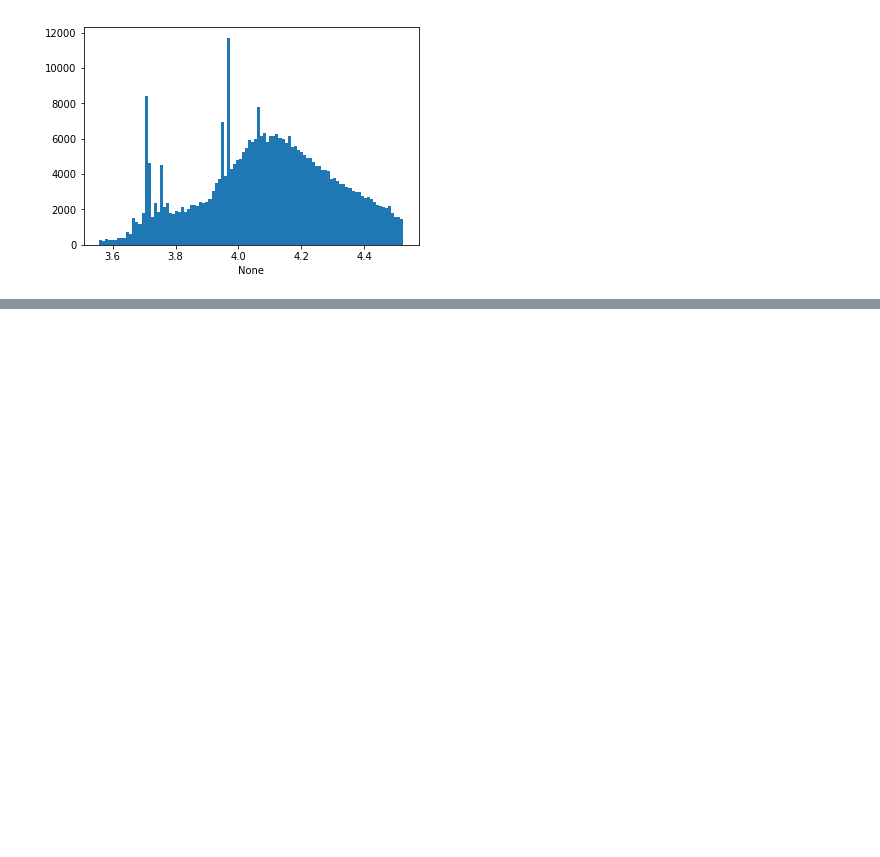
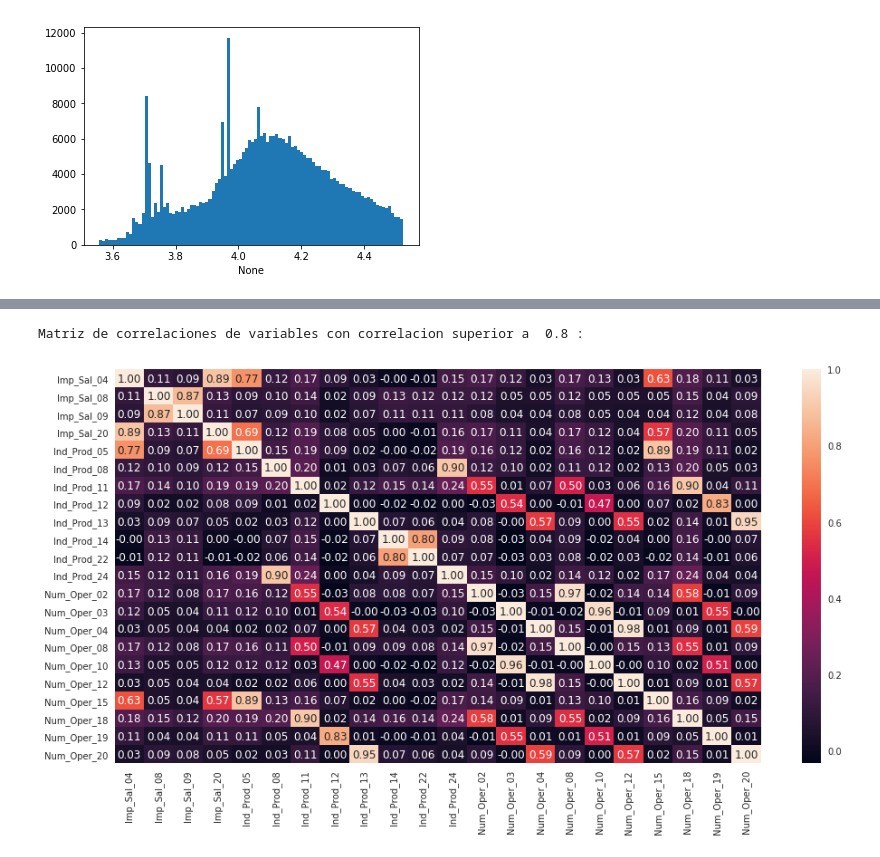
Before and after one commit to ferminlp93/Datathon, a Jupyter notebook: Visualizacion.ipynb, the cells around one changed output, grey strips where cells are left out. Drawn from its saved outputs; the diff is of its cells as text; code cells hidden in the pictures; blank space fills up the shorter version.

Commit message:
Correccion de bug en scatter plot y heatmaps

```diff
--- a/Visualizacion.ipynb
+++ b/Visualizacion.ipynb
@@ -98,7 +98,7 @@ def mostrar_matriz_correlacion_variables_fuertes(data, variables = 20):
     print('Matriz de correlaciones de las ', variables, ' variables mas fuertes:')
     correlation=data.corr()
     aux=abs(correlation['Poder_Adquisitivo']).sort_values(ascending=False) #sort variables by their correlation with SalePrice
-    selected_feats=aux[0:variables].index
+    selected_feats=aux[1:variables+1].index
     sns.set()
     fig, ax = plt.subplots(figsize=(16,8))
     sns.heatmap(correlation.loc[selected_feats,selected_feats], annot=True,fmt='.2f',ax=ax)
@@ -292,7 +292,7 @@ if (histogramas_a_visualizar[4]):
 visualizar_rangos = 0
 visualizar_histogramas = 0
 visualizar_diagramas_cajas = 0
-visualizar_matrices_correlacion = 0
+visualizar_matrices_correlacion = 1
 visualizar_matrices_dispersion = 0
 
 
@@ -314,35 +314,41 @@ if (visualizar_histogramas == 1):
 
     mostrar_histograma(traindata_without_extreme_outliers['Poder_Adquisitivo'], 50, 'Poder_Adquisitivo')
     mostrar_histograma(traindata_without_outliers['Poder_Adquisitivo'], 50, 'Poder_Adquisitivo')
 
 if (visualizar_diagramas_cajas == 1):
     ######################
     # DIAGRAMAS DE CAJAS #
     ######################
 
     mostrar_diagrama_cajas(traindata['Poder_Adquisitivo'])
     mostrar_diagrama_cajas(traindata_without_extreme_outliers['Poder_Adquisitivo'])
     mostrar_diagrama_cajas(traindata_without_outliers['Poder_Adquisitivo'])
 
 if (visualizar_matrices_correlacion == 1):
     #############################
     # MATRICES DE CORRELACIONES #
     #############################
 
-    mostrar_matriz_correlacion(traindata[numeric_cols])
+    #mostrar_matriz_correlacion(traindata[numeric_cols])
+    mostrar_matriz_correlacion_fuerte(traindata[numeric_cols], 0.8)
+    #Variables con fuerte correlacion (>= 0.9):
+    #Num_Oper_18 / Ind_Prod_11
+    #Num_Oper_20 / Ind_Prod_13
 
-    mostrar_matriz_correlacion_fuerte(traindata[numeric_cols], 0.8)
     mostrar_matriz_correlacion_variables_fuertes(traindata[numeric_cols], 10)
 
 
 if (visualizar_matrices_dispersion == 1):
     ##########################
     # MATRICES DE DISPERSION #
     ##########################
 
     #mostrar_matriz_dispersion(traindata[numeric_cols])
     #mostrar_matriz_dispersion_fuerte(traindata[numeric_cols], 0.8)
     mostrar_matriz_dispersion_variables_fuertes(traindata[numeric_cols], 5)
+# %% [output]
+Matriz de correlaciones de variables con correlacion superior a  0.8 :
+[figure, added]
 # %%
 ############################################
 # MOSTRAR TODAS LAS MATRICES DE DISPERSION #
```
Also changed, not shown: parts of 3 cells of this notebook.
